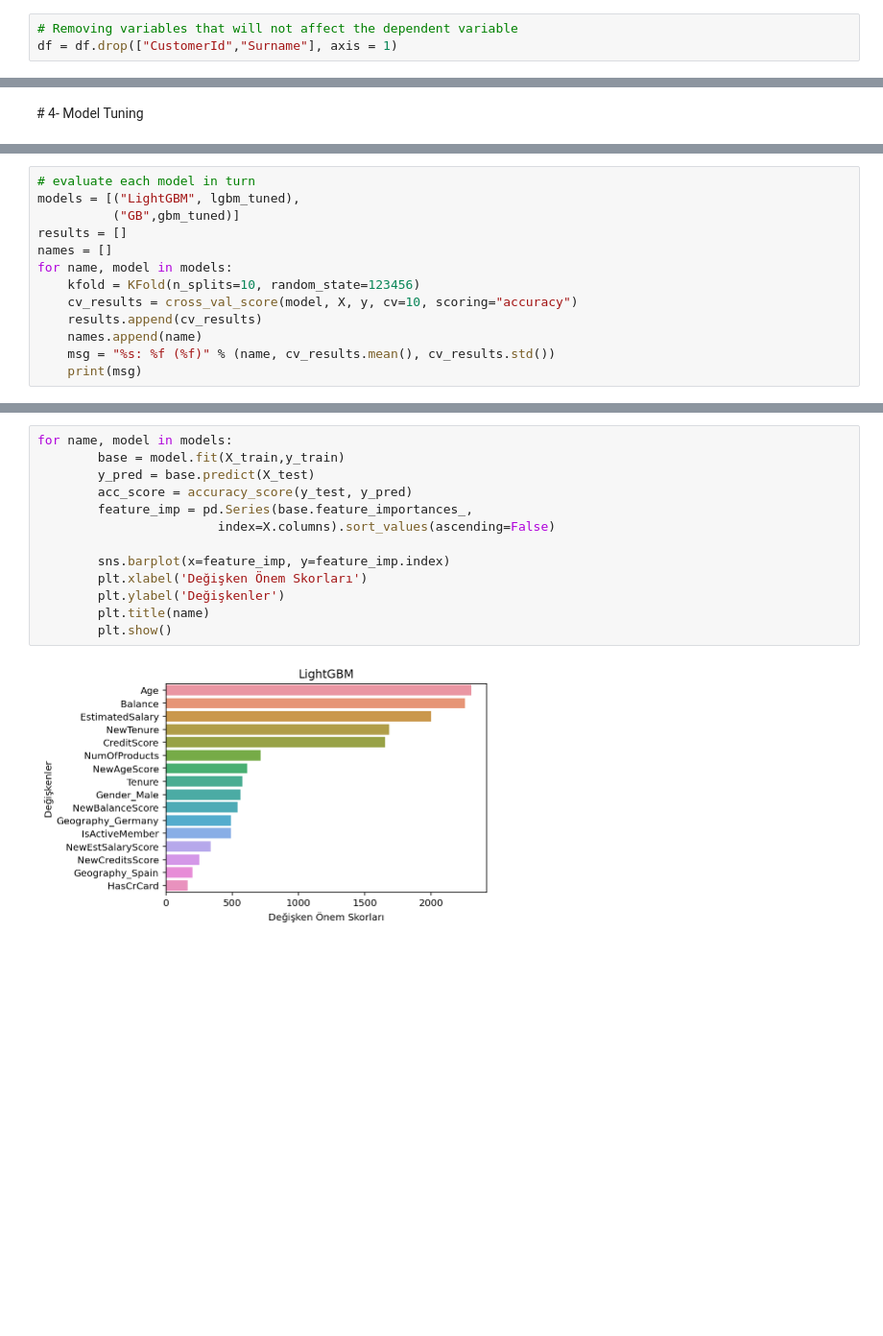
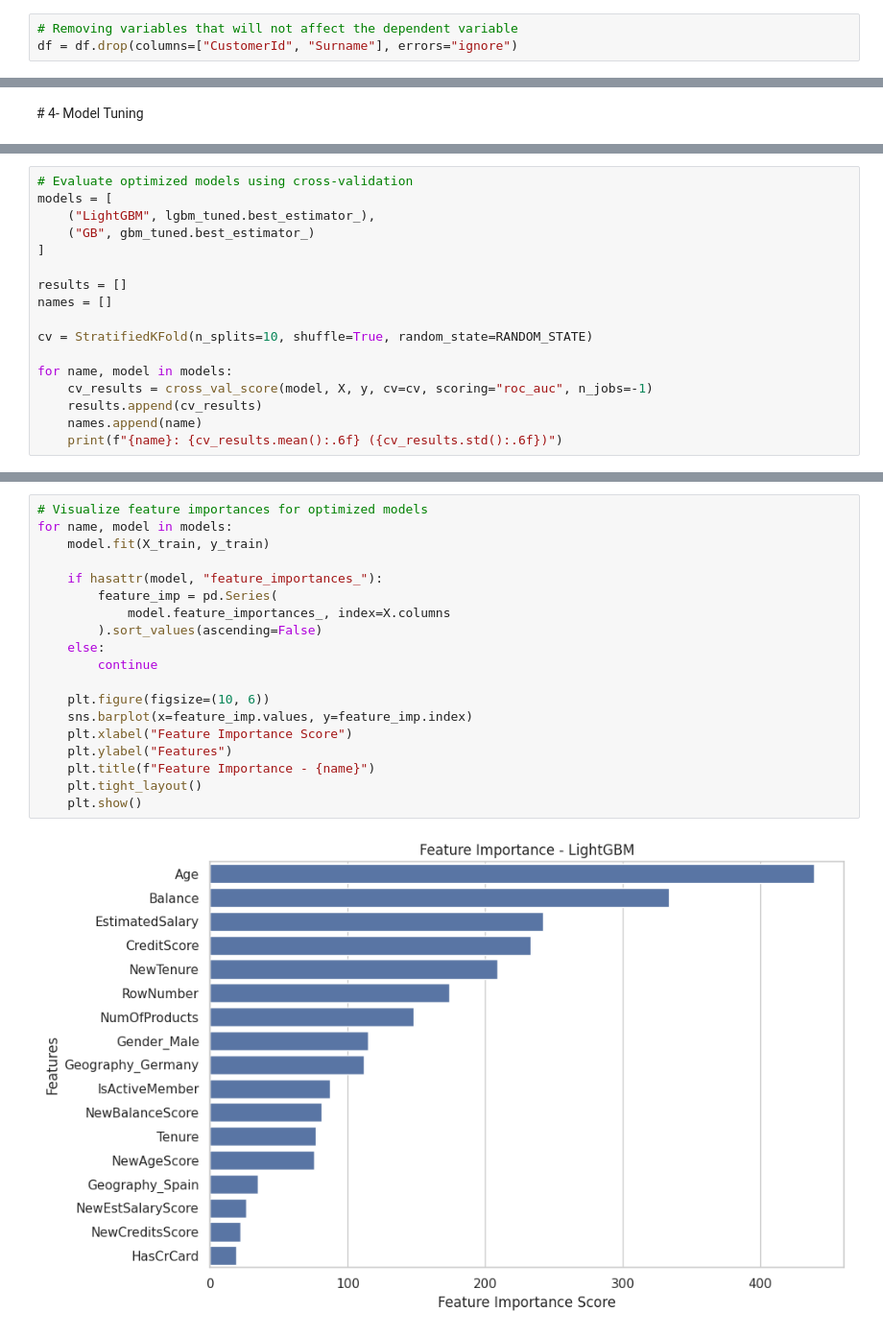
Before and after one commit to aditya-singh004/Customer-Churn-Predicton-, a Jupyter notebook: churn_prediction_using_machine_learning.ipynb, the cells around one changed output, grey strips where cells are left out. Shown at 96% size. Cells and saved outputs as stored; diff of their text form; blank space fills up the shorter version.

```diff
--- a/churn_prediction_using_machine_learning.ipynb
+++ b/churn_prediction_using_machine_learning.ipynb
@@ -598,4 +661,4 @@ df.head()
 # Scalling
 # %%
 # Removing variables that will not affect the dependent variable
-df = df.drop(["CustomerId","Surname"], axis = 1)
+df = df.drop(columns=["CustomerId", "Surname"], errors="ignore")
@@ -741,14 +834,18 @@ gbm_tuned = GradientBoostingClassifier(**gbm_params).fit(X,y)
 # %%
-# evaluate each model in turn
-models = [("LightGBM", lgbm_tuned),
-          ("GB",gbm_tuned)]
+# Evaluate optimized models using cross-validation
+models = [
+    ("LightGBM", lgbm_tuned.best_estimator_),
+    ("GB", gbm_tuned.best_estimator_)
+]
+
 results = []
 names = []
+
+cv = StratifiedKFold(n_splits=10, shuffle=True, random_state=RANDOM_STATE)
+
 for name, model in models:
-    kfold = KFold(n_splits=10, random_state=123456)
-    cv_results = cross_val_score(model, X, y, cv=10, scoring="accuracy")
+    cv_results = cross_val_score(model, X, y, cv=cv, scoring="roc_auc", n_jobs=-1)
     results.append(cv_results)
     names.append(name)
-    msg = "%s: %f (%f)" % (name, cv_results.mean(), cv_results.std())
-    print(msg)
+    print(f"{name}: {cv_results.mean():.6f} ({cv_results.std():.6f})")
 # %% [output]
@@ -757,15 +854,21 @@ GB: 0.866900 (0.008514)
 # %%
+# Visualize feature importances for optimized models
 for name, model in models:
-        base = model.fit(X_train,y_train)
-        y_pred = base.predict(X_test)
-        acc_score = accuracy_score(y_test, y_pred)
-        feature_imp = pd.Series(base.feature_importances_,
-                        index=X.columns).sort_values(ascending=False)
+    model.fit(X_train, y_train)
 
-        sns.barplot(x=feature_imp, y=feature_imp.index)
-        plt.xlabel('Değişken Önem Skorları')
-        plt.ylabel('Değişkenler')
-        plt.title(name)
-        plt.show()
+    if hasattr(model, "feature_importances_"):
+        feature_imp = pd.Series(
+            model.feature_importances_, index=X.columns
+        ).sort_values(ascending=False)
+    else:
+        continue
+
+    plt.figure(figsize=(10, 6))
+    sns.barplot(x=feature_imp.values, y=feature_imp.index)
+    plt.xlabel("Feature Importance Score")
+    plt.ylabel("Features")
+    plt.title(f"Feature Importance - {name}")
+    plt.tight_layout()
+    plt.show()
 # %% [output]
-[figure, old version]
+[figure, new version]
```
Also changed, not shown: parts of 72 cells of this notebook.
